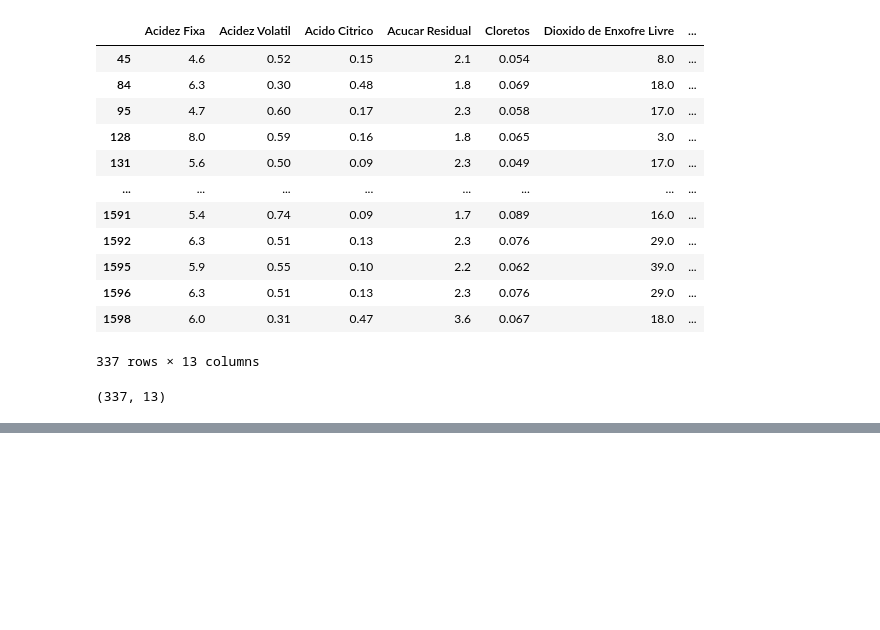
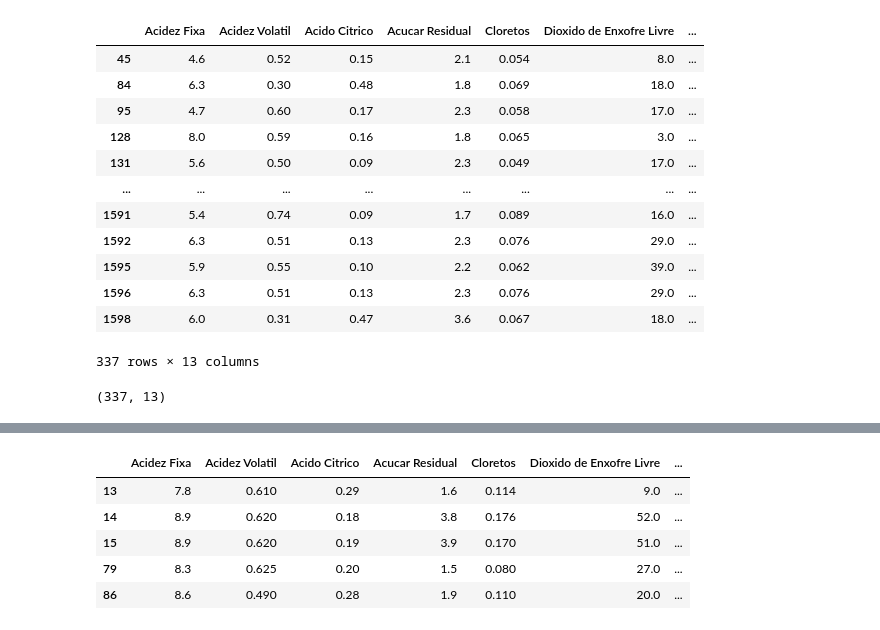
Before and after one commit to gabriel-ferraro/genderRecognitionPrediction, a Jupyter notebook: Trabalho_Wine_Aprendizado_Não_Supervisionado_.ipynb, the cells around one changed output, grey strips where cells are left out. Saved outputs shown, nothing was run; the diff lists cells and outputs as text; code cells hidden in the pictures; blank space fills up the shorter version.

```diff
--- a/Trabalho_Wine_Aprendizado_Não_Supervisionado_.ipynb
+++ b/Trabalho_Wine_Aprendizado_Não_Supervisionado_.ipynb
@@ -438,0 +473,3 @@ grupo_4.shape
+# %%
+agrupamento = pd.DataFrame(classificacao, columns = ['Grupo'])
+agrupamento
@@ -438,0 +490,3 @@ grupo_4.shape
+# %%
+df_hc = pd.concat([df, agrupamento],axis=1)
+df_hc
@@ -438,0 +524,10 @@ grupo_4.shape
+# %%
+grupo = df_hc.loc[df_hc.Grupo == 9]
+grupo.head()
+# %% [output]
+|  | Acidez Fixa | Acidez Volatil | Acido Citrico | Acucar Residual | Cloretos | Dioxido de Enxofre Livre | ... |
+| 13 | 7.8 | 0.610 | 0.29 | 1.6 | 0.114 | 9.0 | ... |
+| 14 | 8.9 | 0.620 | 0.18 | 3.8 | 0.176 | 52.0 | ... |
+| 15 | 8.9 | 0.620 | 0.19 | 3.9 | 0.170 | 51.0 | ... |
+| 79 | 8.3 | 0.625 | 0.20 | 1.5 | 0.080 | 27.0 | ... |
+| 86 | 8.6 | 0.490 | 0.28 | 1.9 | 0.110 | 20.0 | ... |
```
Also changed, not shown: parts of 12 cells of this notebook.
